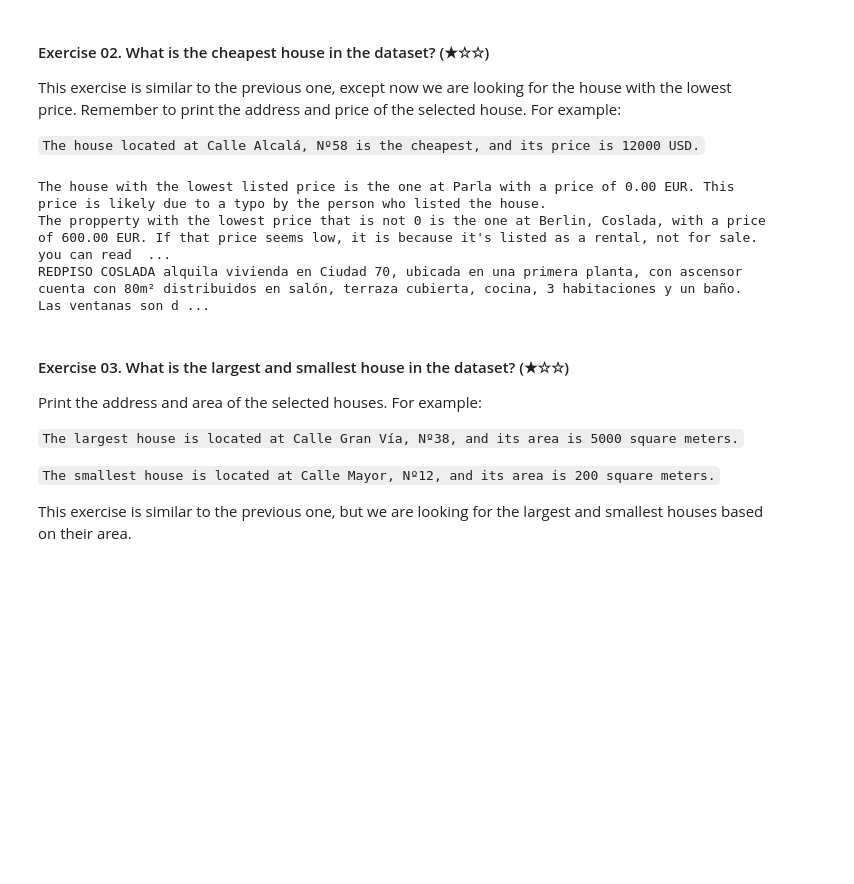
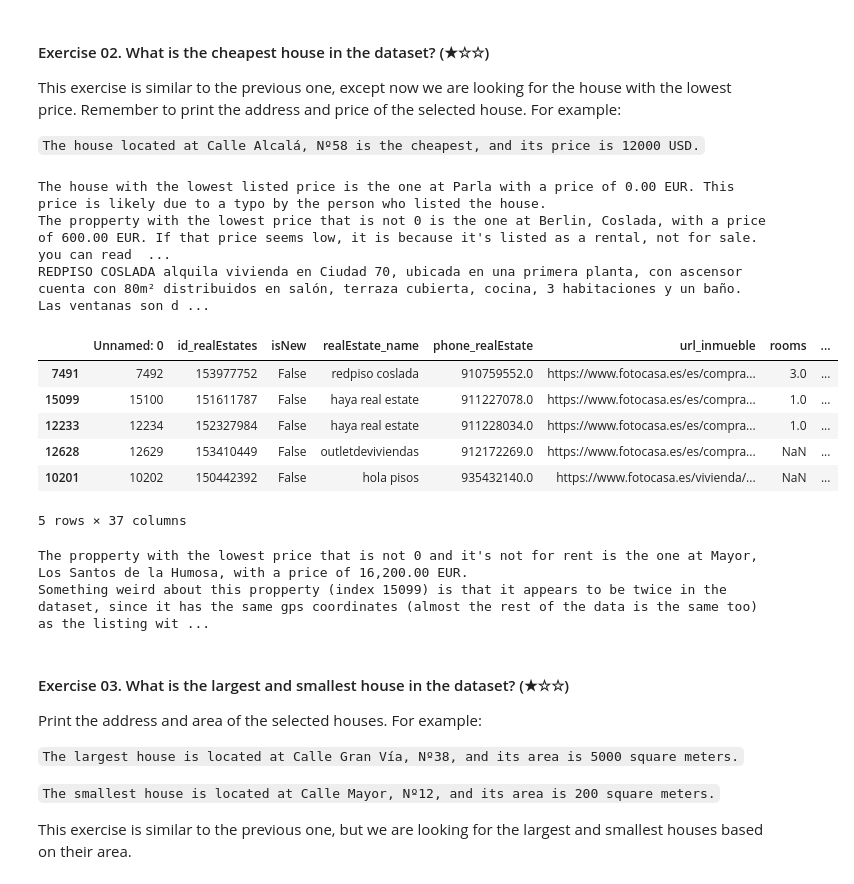
Before and after one commit to ShadekJaramillo/data-clean-up-pandas-for-beginners-project, a Jupyter notebook: project.ipynb, the cells around one changed output. Drawn from its saved outputs; the diff is of its cells as text; code cells hidden in the pictures; blank space fills up the shorter version.

```diff
--- a/project.ipynb
+++ b/project.ipynb
@@ -150,19 +150,33 @@ This exercise is similar to the previous one, except now we are looking for the
 # %%
 # TODO
 
 min_price_index = ds.price.idxmin()
 min_price_house = ds.loc[min_price_index]
 
 exclude_0_prices = ds.loc[ds.price != 0]
 min_non_zero_index = exclude_0_prices.price.idxmin()
 min_non_zero = ds.loc[min_non_zero_index]
 
+
 print(f'The house with the lowest listed price is the one at {min_price_house.address} with a price of {min_price_house.price:,.2f} EUR. This price is likely due to a typo by the person who listed the house.')
 print(f'The propperty with the lowest price that is not 0 is the one at {min_non_zero.address}, with a price of {min_non_zero.price:,.2f} EUR. If that price seems low, it is because it\'s listed as a rental, not for sale. you can read that in the description:\n{min_non_zero.description}')
+display(exclude_0_prices.sort_values('price').head())
+print(f'The propperty with the lowest price that is not 0 and it\'s not for rent is the one at {ds.loc[15099].address}, with a price of {ds.loc[15099].price:,.2f} EUR.')
+
+print(f'Something weird about this propperty (index 15099) is that it appears to be twice in the dataset, since it has the same gps coordinates (almost the rest of the data is the same too) as the listing with index 12234')
 # %% [output]
 The house with the lowest listed price is the one at Parla with a price of 0.00 EUR. This price is likely due to a typo by the person who listed the house.
 The propperty with the lowest price that is not 0 is the one at Berlin, Coslada, with a price of 600.00 EUR. If that price seems low, it is because it's listed as a rental, not for sale. you can read  ...
 REDPISO COSLADA alquila vivienda en Ciudad 70, ubicada en una primera planta, con ascensor cuenta con 80m² distribuidos en salón, terraza cubierta, cocina, 3 habitaciones y un baño. Las ventanas son d ...
+|  | Unnamed: 0 | id_realEstates | isNew | realEstate_name | phone_realEstate | url_inmueble | rooms | ... |
+| 7491 | 7492 | 153977752 | False | redpiso coslada | 910759552.0 | https://www.fotocasa.es/es/compra... | 3.0 | ... |
+| 15099 | 15100 | 151611787 | False | haya real estate | 911227078.0 | https://www.fotocasa.es/es/compra... | 1.0 | ... |
+| 12233 | 12234 | 152327984 | False | haya real estate | 911228034.0 | https://www.fotocasa.es/es/compra... | 1.0 | ... |
+| 12628 | 12629 | 153410449 | False | outletdeviviendas | 912172269.0 | https://www.fotocasa.es/es/compra... | NaN | ... |
+| 10201 | 10202 | 150442392 | False | hola pisos | 935432140.0 | https://www.fotocasa.es/vivienda/... | NaN | ... |
+5 rows × 37 columns
+The propperty with the lowest price that is not 0 and it's not for rent is the one at Mayor, Los Santos de la Humosa, with a price of 16,200.00 EUR.
+Something weird about this propperty (index 15099) is that it appears to be twice in the dataset, since it has the same gps coordinates (almost the rest of the data is the same too) as the listing wit ...
 # %% [markdown]
 #### Exercise 03. What is the largest and smallest house in the dataset? (★☆☆)
 
```
